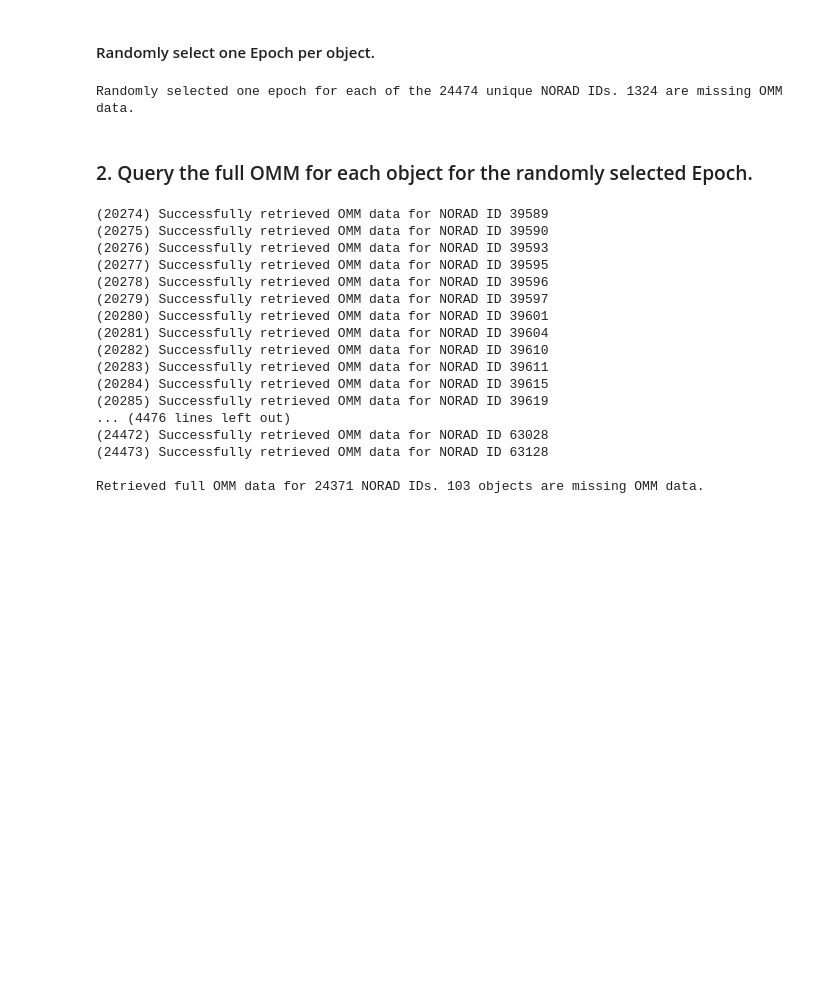
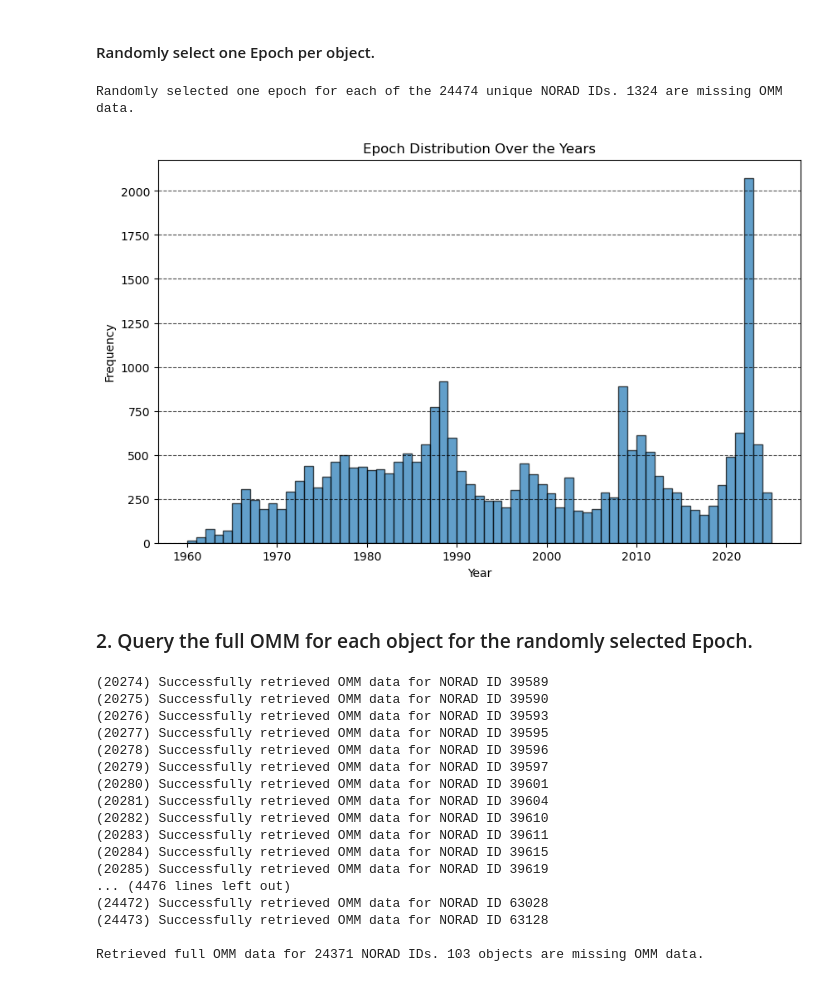
Before and after one commit to brianna404/BA_SpaceDebrisLifetimePrediction, a Jupyter notebook: Code/DataPreparation2_ELSET.ipynb, the cells around one changed output. Drawn from its saved outputs; the diff is of its cells as text; code cells hidden in the pictures; blank space fills up the shorter version.

```diff
--- a/Code/DataPreparation2_ELSET.ipynb
+++ b/Code/DataPreparation2_ELSET.ipynb
@@ -160,6 +160,24 @@ RandomEpochs_df.to_csv('../Data/RandomEpochs.csv', index=False)
 print(f"Randomly selected one epoch for each of the {len(RandomEpochs_df)} unique NORAD IDs. {len(norad_ids) - len(RandomEpochs_df)} are missing OMM data.")
 # %% [output]
 Randomly selected one epoch for each of the 24474 unique NORAD IDs. 1324 are missing OMM data.
+# %%
+# Visualize the epoch distribution with white background, black lines, and blue bars
+RandomEpochsVisual_df = pd.read_csv('../Data/RandomEpochs.csv')
+RandomEpochsVisual_df['EPOCH'] = pd.to_datetime(RandomEpochsVisual_df['EPOCH'])
+
+# Extract the year from the epoch column
+RandomEpochsVisual_df['EPOCH'] = RandomEpochsVisual_df['EPOCH'].dt.year
+
+# Plot the distribution of epochs over the years
+plt.figure(figsize=(10, 6))
+plt.hist(RandomEpochsVisual_df['EPOCH'], bins=range(RandomEpochsVisual_df['EPOCH'].min(), RandomEpochsVisual_df['EPOCH'].max() + 1), edgecolor='black', alpha=0.7)
+plt.title('Epoch Distribution Over the Years')
+plt.xlabel('Year')
+plt.ylabel('Frequency')
+plt.grid(axis='y', color='black', linestyle='--', alpha=0.7)
+plt.show()
+# %% [output]
+[figure, added]
 # %% [markdown]
 ### 2. Query the full OMM for each object for the randomly selected Epoch.
 # %%
```
Also changed, not shown: 24 other files.
